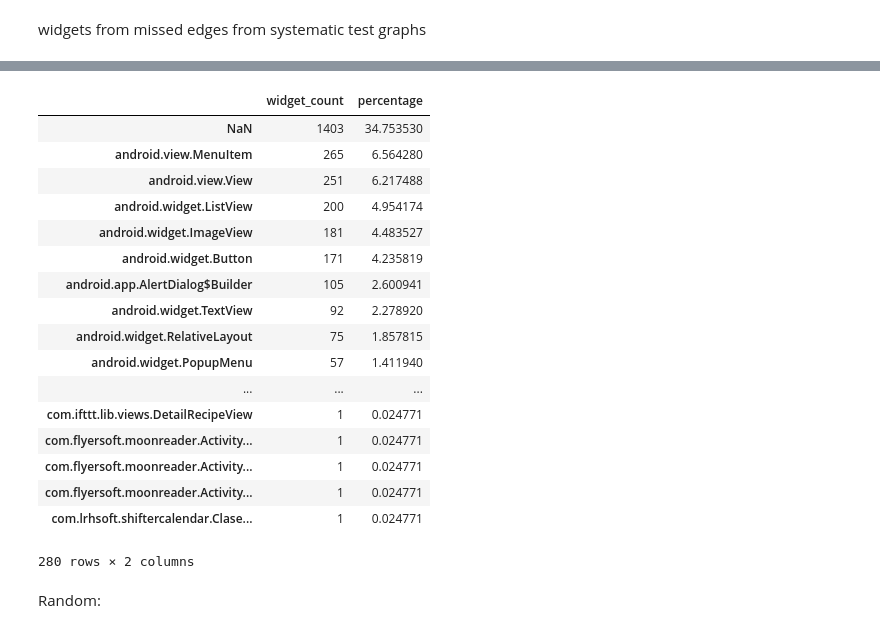
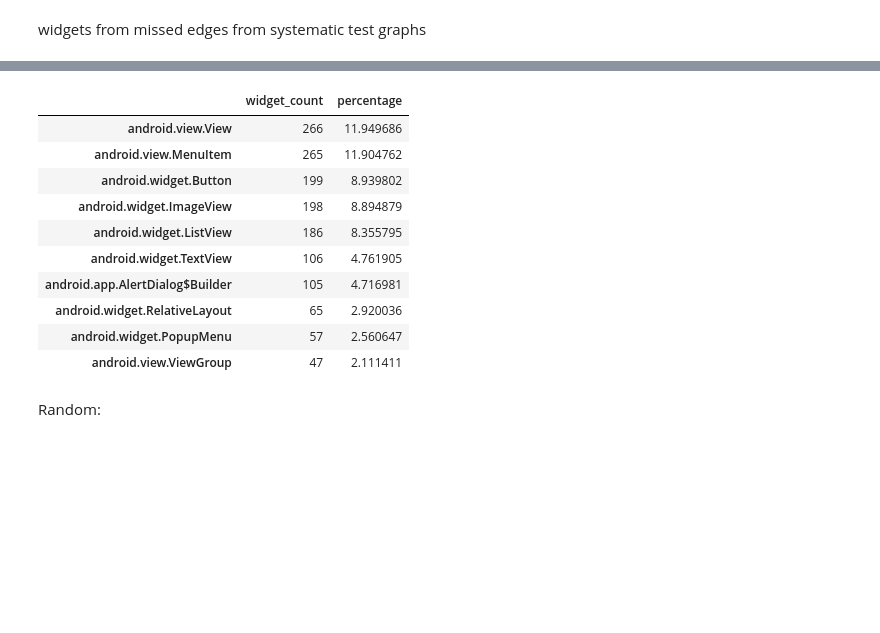
Before and after one commit to sangamk/IncubatorDataAnalyser, a Jupyter notebook: notebooks/WidgetGraph.ipynb, the cells around one changed output, grey strips where cells are left out. Drawn from its saved outputs; the diff is of its cells as text; code cells hidden in the pictures; blank space fills up the shorter version.

```diff
--- a/notebooks/WidgetGraph.ipynb
+++ b/notebooks/WidgetGraph.ipynb
@@ -164,0 +140,9 @@ direct_edges_not_found.head()
+# %%
+direct_edges_not_found = CoverageHelper.diff_screens(stat_trans_act_graph_df, systematic_test_graph)
+direct_edges_not_found = direct_edges_not_found[~direct_edges_not_found.target.isnull()]
+# unique_widgets_per_app = CoverageHelper.widget_counter(direct_edges_not_found)
+# unique_widgets_per_app.head()
+
+unique_widgets_per_app = direct_edges_not_found.widget.value_counts(dropna=False).to_frame(
+    name="widget_count")
+unique_widgets_per_app.head()
@@ -193,25 +158,19 @@ unique_widgets_per_app
 # %%
+unique_widgets_per_app = unique_widgets_per_app[~unique_widgets_per_app.index.isnull()]
 unique_widgets_per_app['percentage'] = unique_widgets_per_app.apply(lambda x: 100 * x / x.sum())
-unique_widgets_per_app.sort_values(by=["widget_count"], ascending=False)
+unique_widgets_per_app.sort_values(by=["widget_count"], ascending=False).iloc[:10]
 # %% [output]
 |  | widget_count | percentage |
-| NaN | 1403 | 34.753530 |
-| android.view.MenuItem | 265 | 6.564280 |
-| android.view.View | 251 | 6.217488 |
-| android.widget.ListView | 200 | 4.954174 |
-| android.widget.ImageView | 181 | 4.483527 |
-| android.widget.Button | 171 | 4.235819 |
-| android.app.AlertDialog$Builder | 105 | 2.600941 |
-| android.widget.TextView | 92 | 2.278920 |
-| android.widget.RelativeLayout | 75 | 1.857815 |
-| android.widget.PopupMenu | 57 | 1.411940 |
-| ... | ... | ... |
-| com.ifttt.lib.views.DetailRecipeView | 1 | 0.024771 |
-| com.flyersoft.moonreader.Activity... | 1 | 0.024771 |
-| com.flyersoft.moonreader.Activity... | 1 | 0.024771 |
-| com.flyersoft.moonreader.Activity... | 1 | 0.024771 |
-| com.lrhsoft.shiftercalendar.Clase... | 1 | 0.024771 |
+| android.view.View | 266 | 11.949686 |
+| android.view.MenuItem | 265 | 11.904762 |
+| android.widget.Button | 199 | 8.939802 |
+| android.widget.ImageView | 198 | 8.894879 |
+| android.widget.ListView | 186 | 8.355795 |
+| android.widget.TextView | 106 | 4.761905 |
+| android.app.AlertDialog$Builder | 105 | 4.716981 |
+| android.widget.RelativeLayout | 65 | 2.920036 |
+| android.widget.PopupMenu | 57 | 2.560647 |
+| android.view.ViewGroup | 47 | 2.111411 |
-280 rows × 2 columns
 # %% [markdown]
 Random:
 # %%
```
Also changed, not shown: parts of 19 cells of this notebook, 5 other files.
